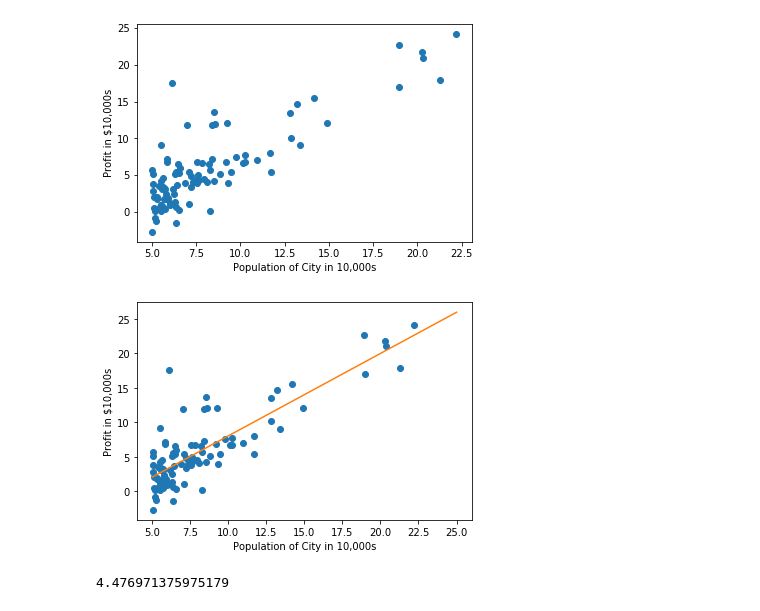
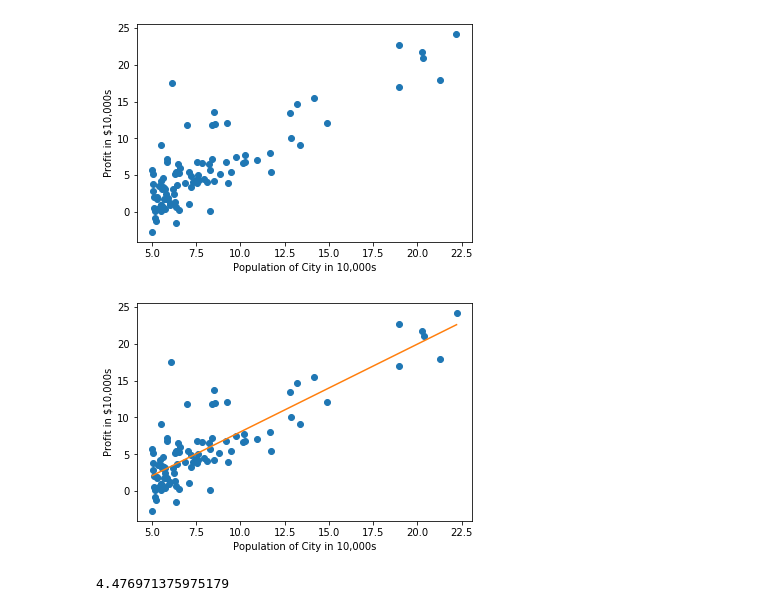
Before and after one commit to B33Boy/Data-Driven-Algorithms-Collection, a Jupyter notebook: Linear-Regression/Univariate_Linear_Regression.ipynb, the cells around one changed output. Saved outputs shown, nothing was run; the diff lists cells and outputs as text; code cells hidden in the pictures.

```diff
--- a/Linear-Regression/Univariate_Linear_Regression.ipynb
+++ b/Linear-Regression/Univariate_Linear_Regression.ipynb
@@ -53,17 +53,17 @@ theta, theta_hist = gradient_descent(X,y,theta,alpha,iterations)
 # %%
 #Set up the hypothesis for plotting
 
-x_plt = np.arange(5,26,5)
+x_plt = np.array((X[:,1].min(), X[:,1].max()))
 y_plt = theta[0] + theta[1] * x_plt
 
 #Plot both the data points as well as the line of best fit
 plt.plot(x, y, 'o')
 plt.plot(x_plt,y_plt)
 plt.xlabel('Population of City in 10,000s')
 plt.ylabel("Profit in $10,000s")
 plt.show()
 # %% [output]
-[figure, old version]
+[figure, new version]
 # %%
 # Final cost
 cost(X,y,theta)
```
Also changed, not shown: 1 other file.
